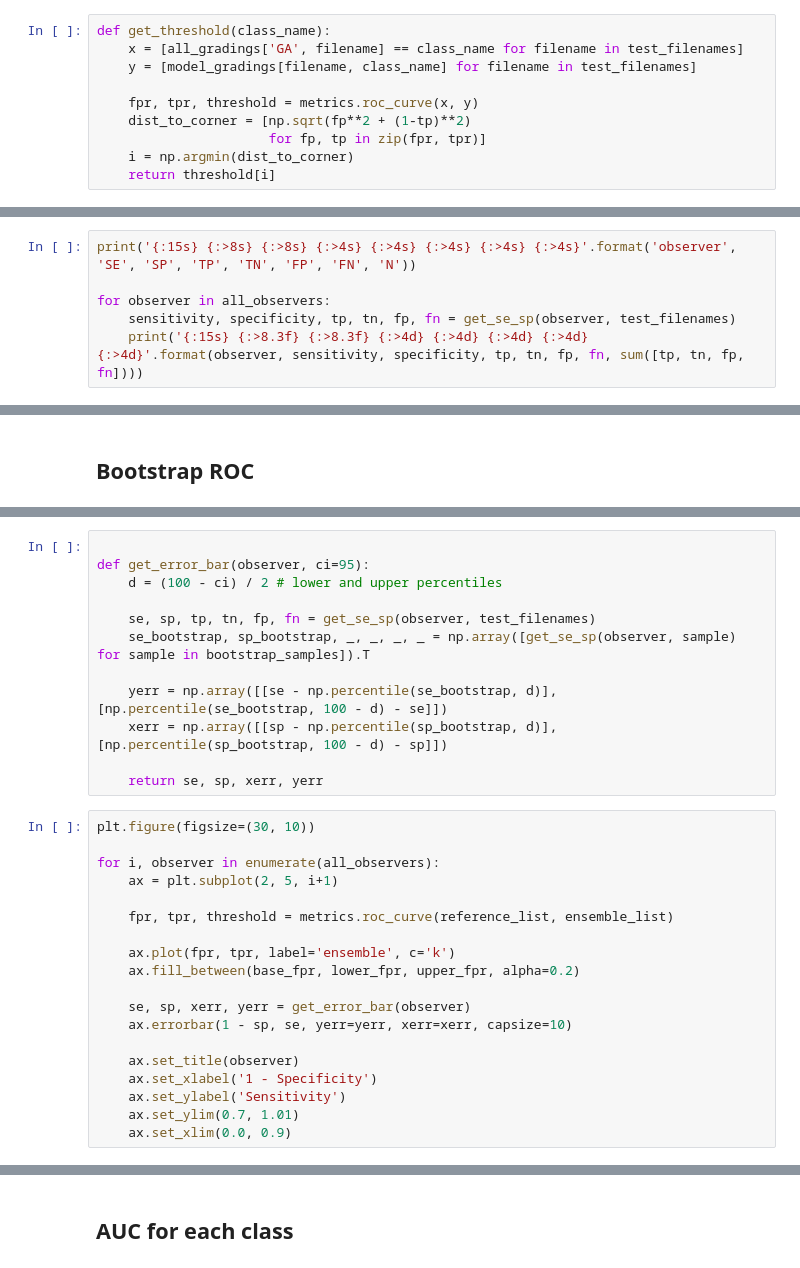
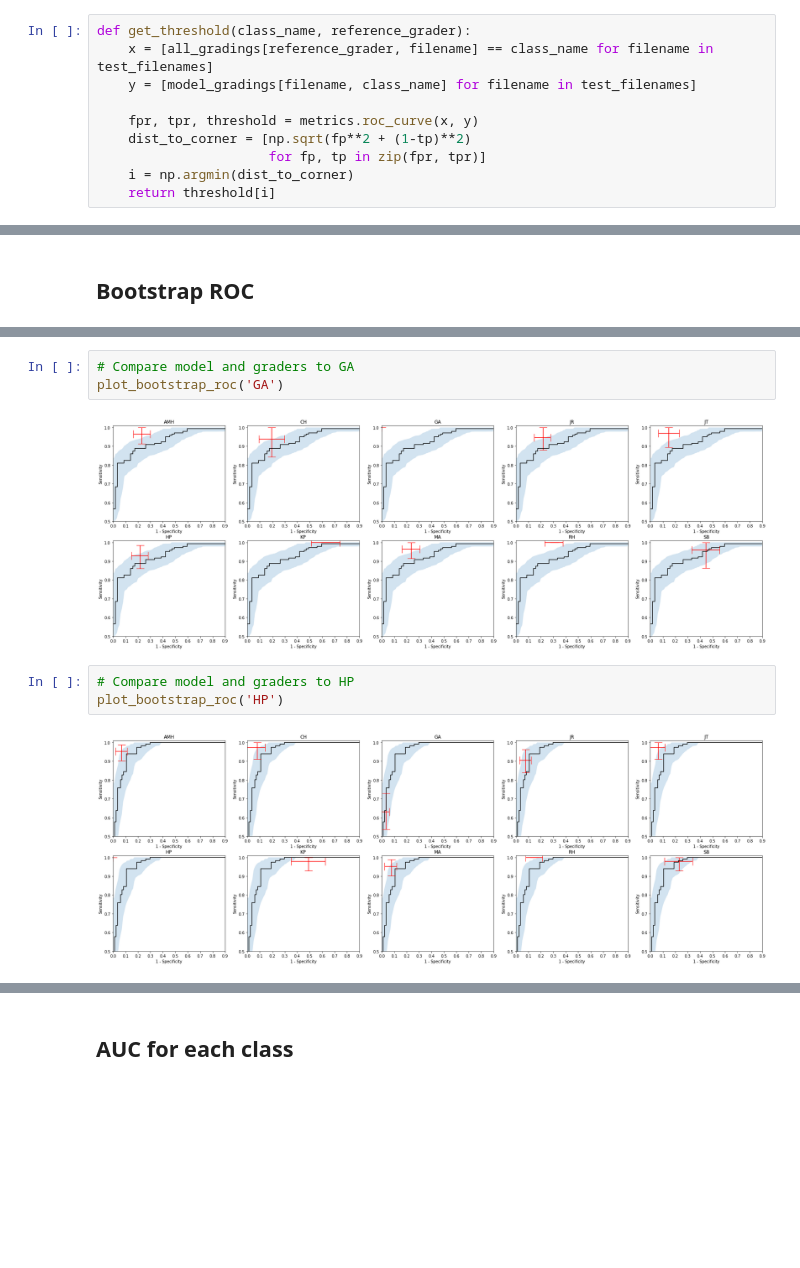
Before and after one commit to MoorfieldsInnovationLab/ROP, a Jupyter notebook: model_development/Evaluate.ipynb, the cells around one changed output, grey strips where cells are left out. Saved outputs shown, nothing was run; the diff lists cells and outputs as text; blank space fills up the shorter version.

```diff
--- a/model_development/Evaluate.ipynb
+++ b/model_development/Evaluate.ipynb
@@ -158,6 +152,6 @@ plt.plot(geometric_mean)
 # %%
-def get_threshold(class_name):
-    x = [all_gradings['GA', filename] == class_name for filename in test_filenames]
+def get_threshold(class_name, reference_grader):
+    x = [all_gradings[reference_grader, filename] == class_name for filename in test_filenames]
     y = [model_gradings[filename, class_name] for filename in test_filenames]
 
     fpr, tpr, threshold = metrics.roc_curve(x, y)
@@ -282,6 +294,0 @@ def get_se_sp(observer, filenames):
-# %%
-print('{:15s} {:>8s} {:>8s} {:>4s} {:>4s} {:>4s} {:>4s} {:>4s}'.format('observer', 'SE', 'SP', 'TP', 'TN', 'FP', 'FN', 'N'))
-
-for observer in all_observers:
-    sensitivity, specificity, tp, tn, fp, fn = get_se_sp(observer, test_filenames)
-    print('{:15s} {:>8.3f} {:>8.3f} {:>4d} {:>4d} {:>4d} {:>4d} {:>4d}'.format(observer, sensitivity, specificity, tp, tn, fp, fn, sum([tp, tn, fp, fn])))
@@ -326,31 +339,0 @@ plt.fill_between(base_fpr, lower_fpr, upper_fpr, alpha=0.2)
-# %%
-
-def get_error_bar(observer, ci=95):
-    d = (100 - ci) / 2 # lower and upper percentiles
-
-    se, sp, tp, tn, fp, fn = get_se_sp(observer, test_filenames)
-    se_bootstrap, sp_bootstrap, _, _, _, _ = np.array([get_se_sp(observer, sample) for sample in bootstrap_samples]).T
-
-    yerr = np.array([[se - np.percentile(se_bootstrap, d)], [np.percentile(se_bootstrap, 100 - d) - se]])
-    xerr = np.array([[sp - np.percentile(sp_bootstrap, d)], [np.percentile(sp_bootstrap, 100 - d) - sp]])
-
-    return se, sp, xerr, yerr
-# %%
-plt.figure(figsize=(30, 10))
-
-for i, observer in enumerate(all_observers):
-    ax = plt.subplot(2, 5, i+1)
-
-    fpr, tpr, threshold = metrics.roc_curve(reference_list, ensemble_list)
-
-    ax.plot(fpr, tpr, label='ensemble', c='k')
-    ax.fill_between(base_fpr, lower_fpr, upper_fpr, alpha=0.2)
-
-    se, sp, xerr, yerr = get_error_bar(observer)
-    ax.errorbar(1 - sp, se, yerr=yerr, xerr=xerr, capsize=10)
-
-    ax.set_title(observer)
-    ax.set_xlabel('1 - Specificity')
-    ax.set_ylabel('Sensitivity')
-    ax.set_ylim(0.7, 1.01)
-    ax.set_xlim(0.0, 0.9)
@@ -358,0 +403,10 @@ for i, observer in enumerate(all_observers):
+# %%
+# Compare model and graders to GA
+plot_bootstrap_roc('GA')
+# %% [output]
+[figure, added]
+# %%
+# Compare model and graders to HP
+plot_bootstrap_roc('HP')
+# %% [output]
+[figure, added]
```
Also changed, not shown: parts of 52 cells of this notebook.
